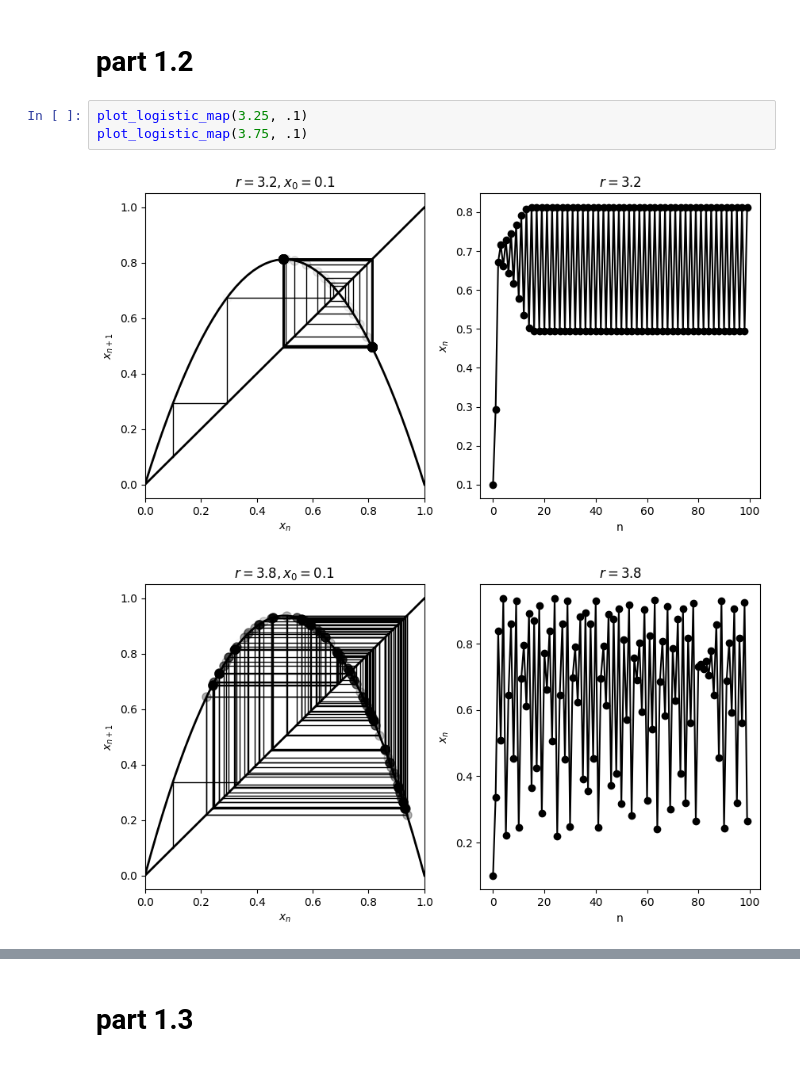
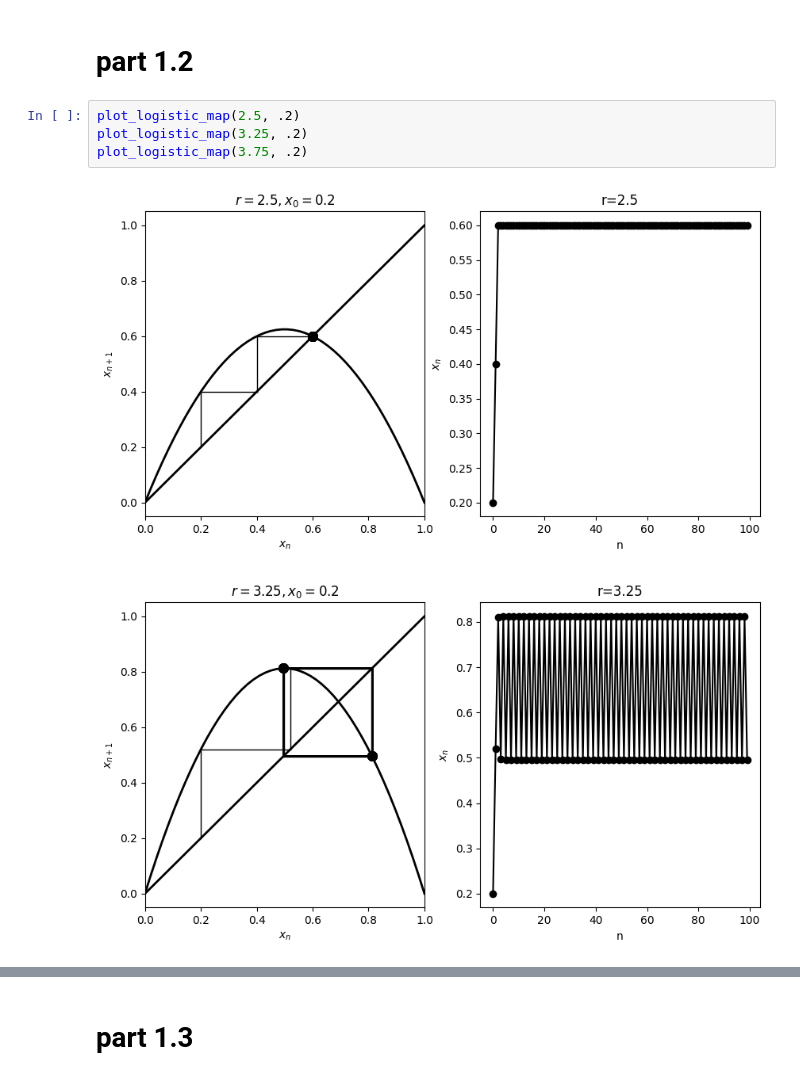
Before and after one commit to Erfan-Mashayekh/MLCMS, a Jupyter notebook: Exercise 4/task 4/task4.ipynb, the cells around one changed output, grey strips where cells are left out. Saved outputs shown, nothing was run; the diff lists cells and outputs as text.

```diff
--- a/Exercise 4/task 4/task4.ipynb
+++ b/Exercise 4/task 4/task4.ipynb
@@ -29,8 +21,9 @@ plot_bifurcation(0, 2, .1)
 # %% [markdown]
 # part 1.2
 # %%
-plot_logistic_map(3.25, .1)
-plot_logistic_map(3.75, .1)
+plot_logistic_map(2.5, .2)
+plot_logistic_map(3.25, .2)
+plot_logistic_map(3.75, .2)
 # %% [output]
-[figure, old version]
+[figure, new version]
-[figure, old version]
+[figure, new version]
```
Also changed, not shown: parts of 9 cells of this notebook, 1 other file.
